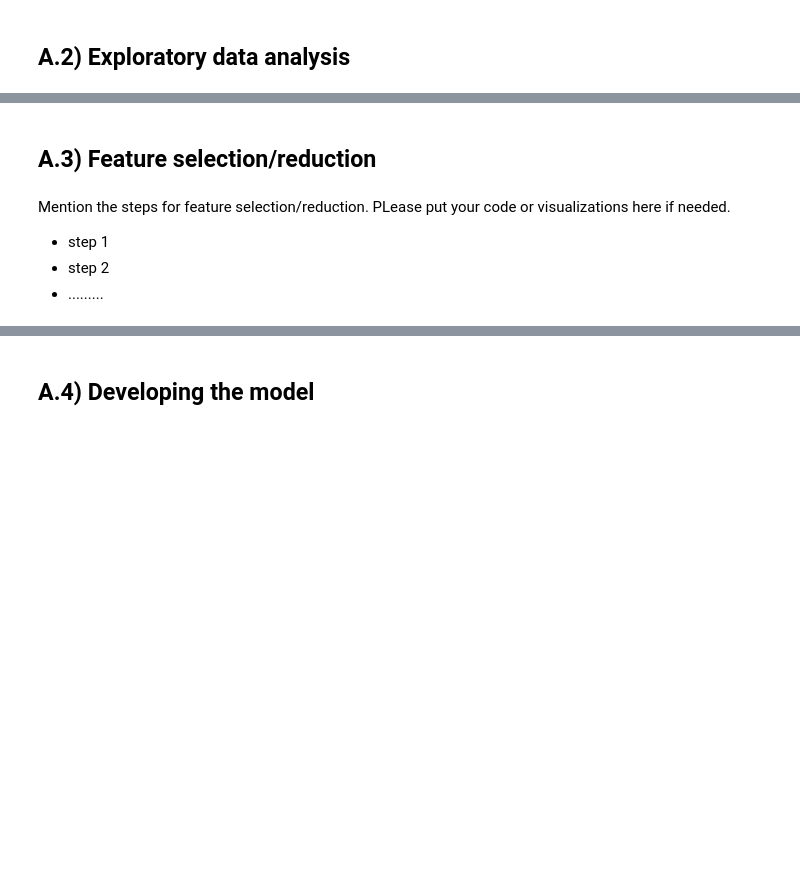
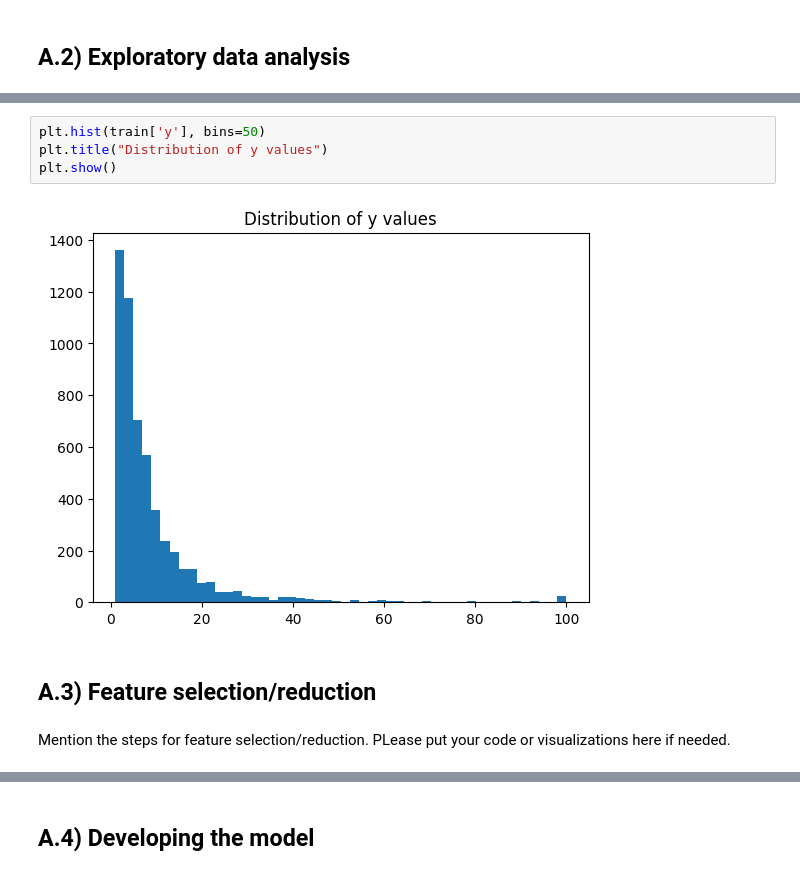
Before and after one commit to pdhanoa/cs390-project, a Jupyter notebook: Kaggle/data/Prediction_problem_report.ipynb, the cells around one changed output, grey strips where cells are left out. Cells and saved outputs as stored; diff of their text form; blank space fills up the shorter version.

```diff
--- a/Kaggle/data/Prediction_problem_report.ipynb
+++ b/Kaggle/data/Prediction_problem_report.ipynb
@@ -36,8 +96,10 @@ Mention any major insights you obtained from the data, which you used to develop
+# %%
+plt.hist(train['y'], bins=50)
+plt.title("Distribution of y values")
+plt.show()
+# %% [output]
+[figure, added]
 # %% [markdown]
 ## A.3) Feature selection/reduction
 # %% [markdown]
 Mention the steps for feature selection/reduction. PLease put your code or visualizations here if needed.
-
-- step 1
-- step 2
-- .........
```
Also changed, not shown: parts of 15 cells of this notebook, 1 other file.
